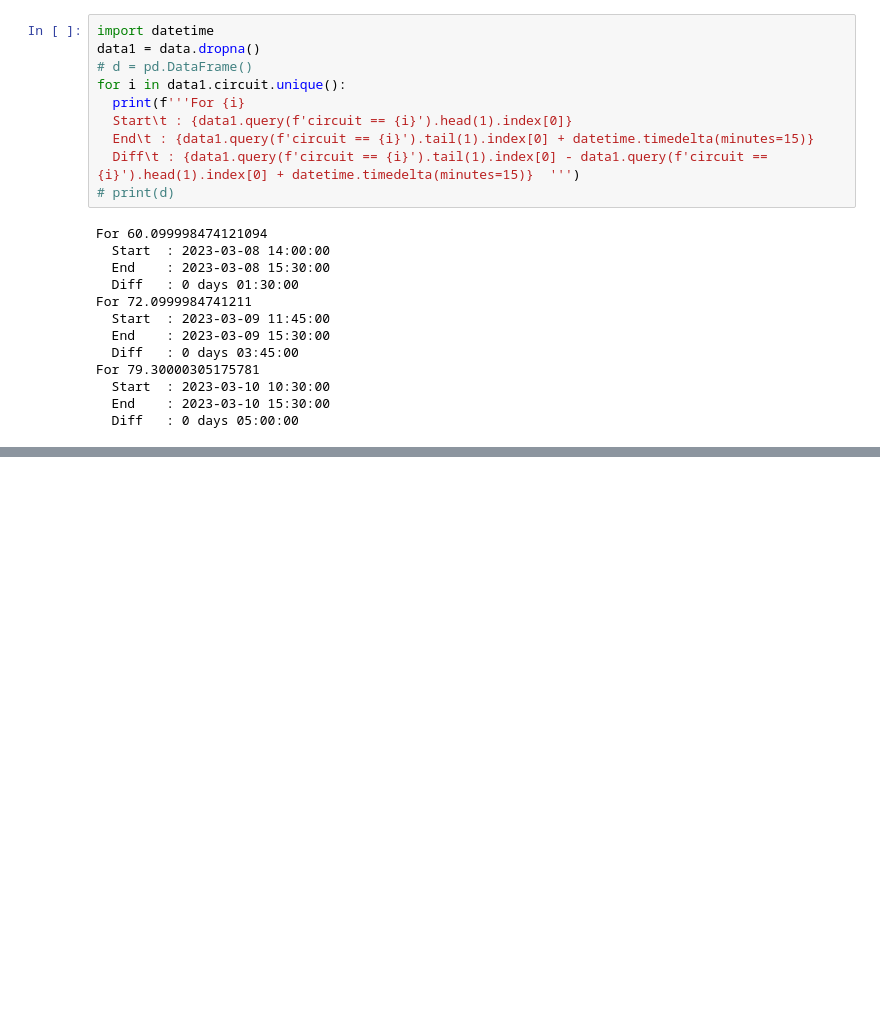
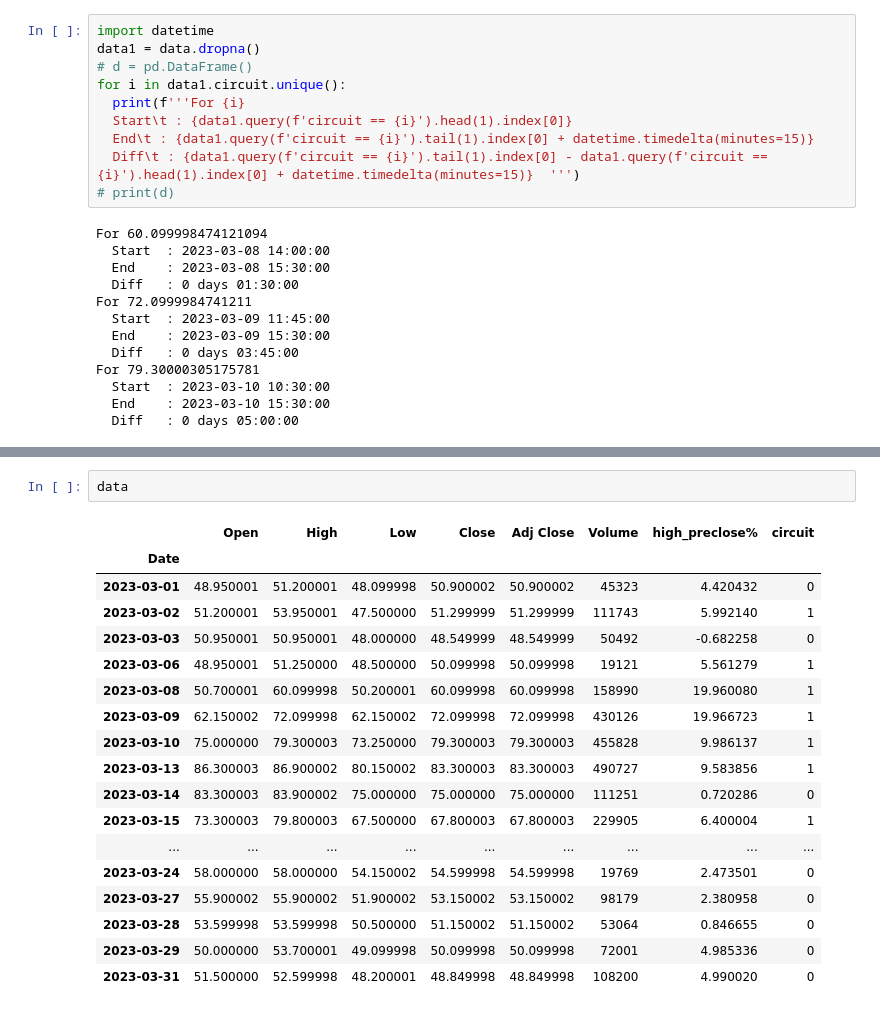
Before and after one commit to shreya139/Circuits-in-Stocks, a Jupyter notebook: Circuit_Identification_Updated.ipynb, the cells around one changed output, grey strips where cells are left out. Saved outputs shown, nothing was run; the diff lists cells and outputs as text; blank space fills up the shorter version.

```diff
--- a/Circuit_Identification_Updated.ipynb
+++ b/Circuit_Identification_Updated.ipynb
@@ -359,0 +420,21 @@ For 79.30000305175781
+# %%
+data
+# %% [output]
+|  | Open | High | Low | Close | Adj Close | Volume | high_preclose% | circuit |
+| Date |  |  |  |  |  |  |  |  |
+| 2023-03-01 | 48.950001 | 51.200001 | 48.099998 | 50.900002 | 50.900002 | 45323 | 4.420432 | 0 |
+| 2023-03-02 | 51.200001 | 53.950001 | 47.500000 | 51.299999 | 51.299999 | 111743 | 5.992140 | 1 |
+| 2023-03-03 | 50.950001 | 50.950001 | 48.000000 | 48.549999 | 48.549999 | 50492 | -0.682258 | 0 |
+| 2023-03-06 | 48.950001 | 51.250000 | 48.500000 | 50.099998 | 50.099998 | 19121 | 5.561279 | 1 |
+| 2023-03-08 | 50.700001 | 60.099998 | 50.200001 | 60.099998 | 60.099998 | 158990 | 19.960080 | 1 |
+| 2023-03-09 | 62.150002 | 72.099998 | 62.150002 | 72.099998 | 72.099998 | 430126 | 19.966723 | 1 |
+| 2023-03-10 | 75.000000 | 79.300003 | 73.250000 | 79.300003 | 79.300003 | 455828 | 9.986137 | 1 |
+| 2023-03-13 | 86.300003 | 86.900002 | 80.150002 | 83.300003 | 83.300003 | 490727 | 9.583856 | 1 |
+| 2023-03-14 | 83.300003 | 83.900002 | 75.000000 | 75.000000 | 75.000000 | 111251 | 0.720286 | 0 |
+| 2023-03-15 | 73.300003 | 79.800003 | 67.500000 | 67.800003 | 67.800003 | 229905 | 6.400004 | 1 |
+| ... | ... | ... | ... | ... | ... | ... | ... | ... |
+| 2023-03-24 | 58.000000 | 58.000000 | 54.150002 | 54.599998 | 54.599998 | 19769 | 2.473501 | 0 |
+| 2023-03-27 | 55.900002 | 55.900002 | 51.900002 | 53.150002 | 53.150002 | 98179 | 2.380958 | 0 |
+| 2023-03-28 | 53.599998 | 53.599998 | 50.500000 | 51.150002 | 51.150002 | 53064 | 0.846655 | 0 |
+| 2023-03-29 | 50.000000 | 53.700001 | 49.099998 | 50.099998 | 50.099998 | 72001 | 4.985336 | 0 |
+| 2023-03-31 | 51.500000 | 52.599998 | 48.200001 | 48.849998 | 48.849998 | 108200 | 4.990020 | 0 |
```
Also changed, not shown: parts of 5 cells of this notebook.
